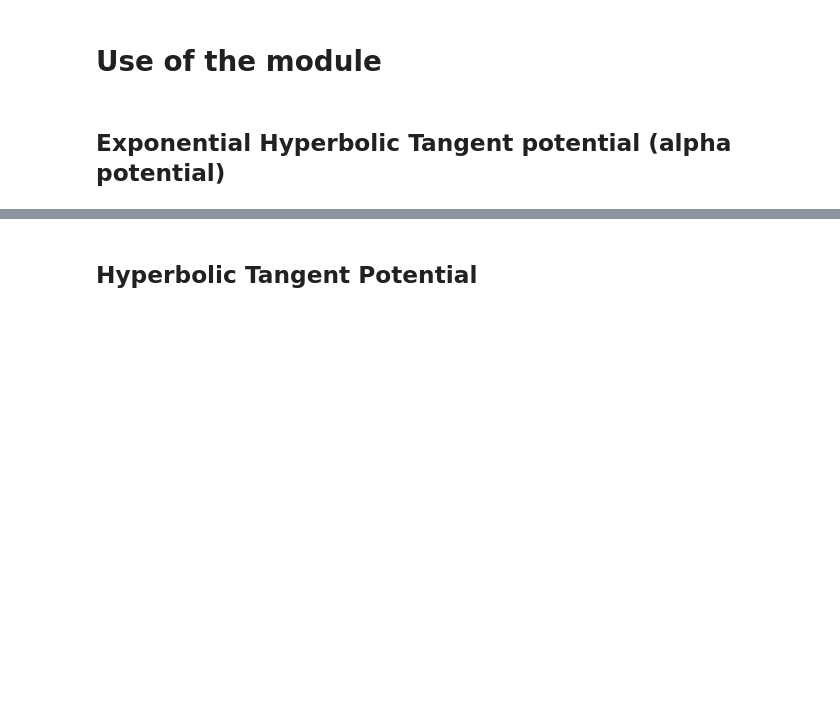
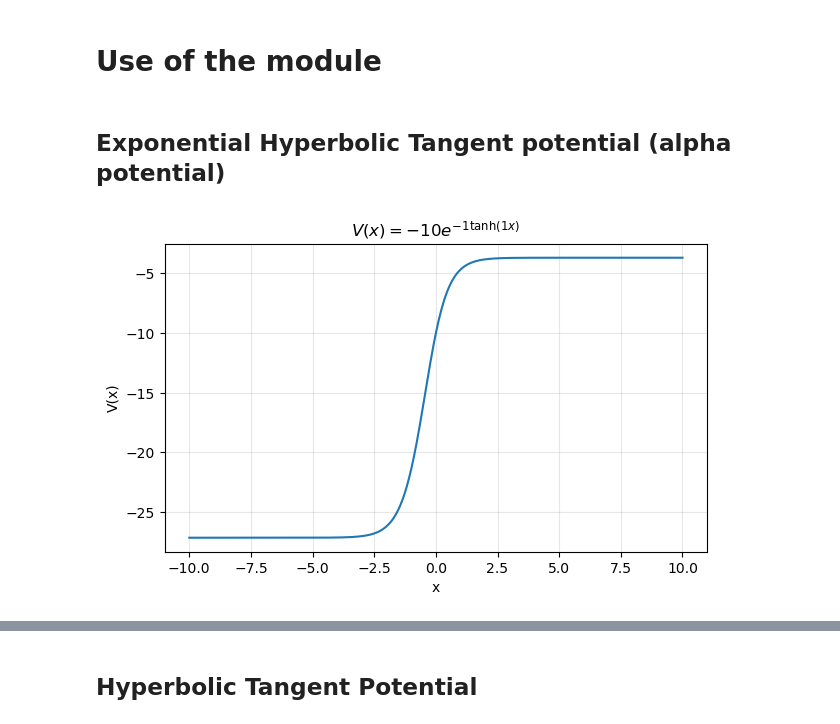
Before and after one commit to AnyelTars/RelativisticQuantumMechanics, a Jupyter notebook: KGsolver/notebooks/examples.ipynb, the cells around one changed output, grey strips where cells are left out. Drawn from its saved outputs; the diff is of its cells as text; code cells hidden in the pictures; blank space fills up the shorter version.

```diff
--- a/KGsolver/notebooks/examples.ipynb
+++ b/KGsolver/notebooks/examples.ipynb
@@ -15,3 +17,8 @@ E_mod1,R_mod1,T_mod1 = model1.compute_RT_spectrum(E_min=0.1, E_max=20, nE=500)
+# %%
+# potential
+plot_potential(model1)
+# %% [output]
+[figure, added]
 # %%
 plt.figure(figsize=(10,6))
 plt.plot(E_mod1, R_mod1, color="b",label=r"$R(E)$")
```
Also changed, not shown: parts of 10 cells of this notebook.
